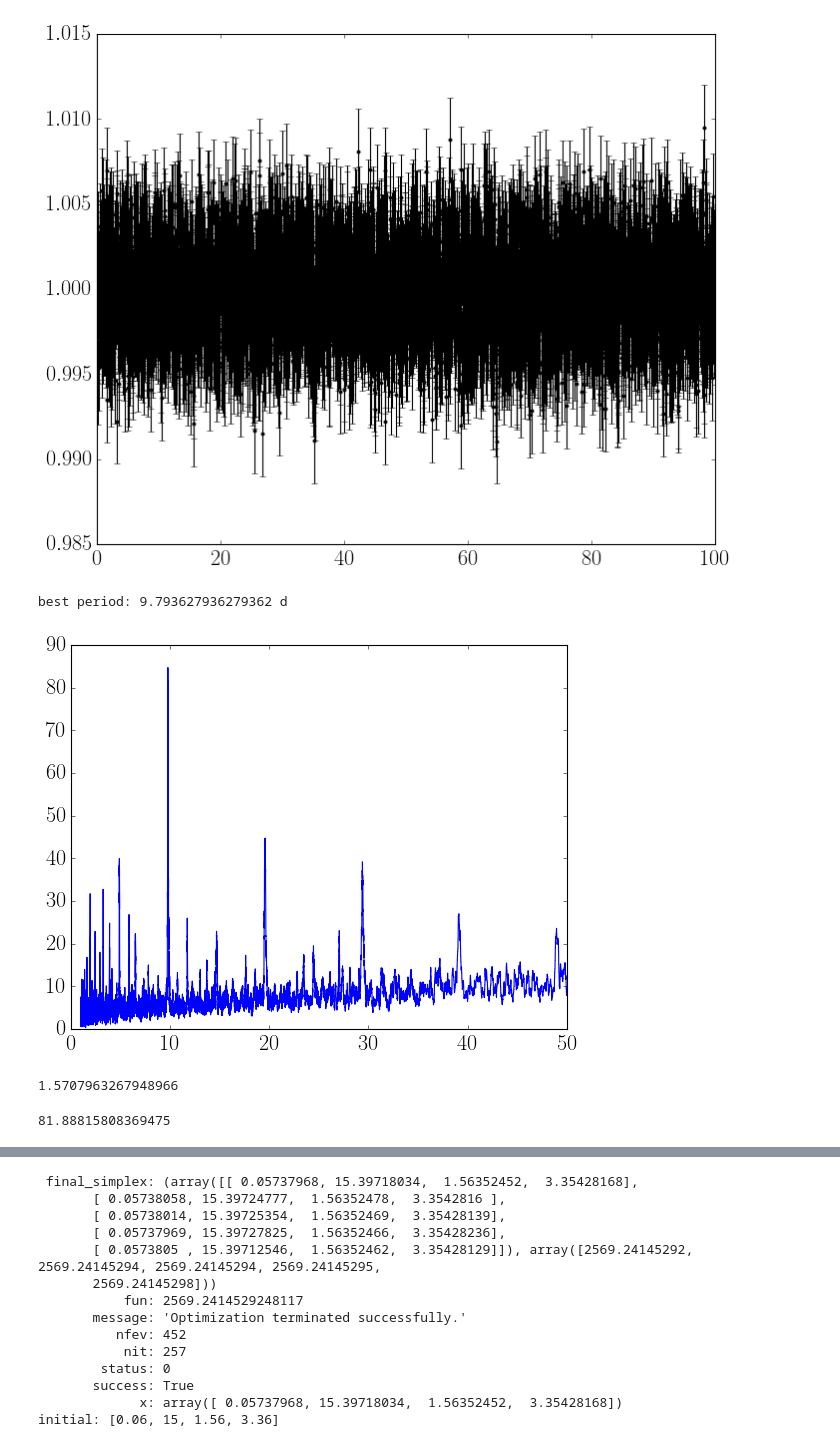
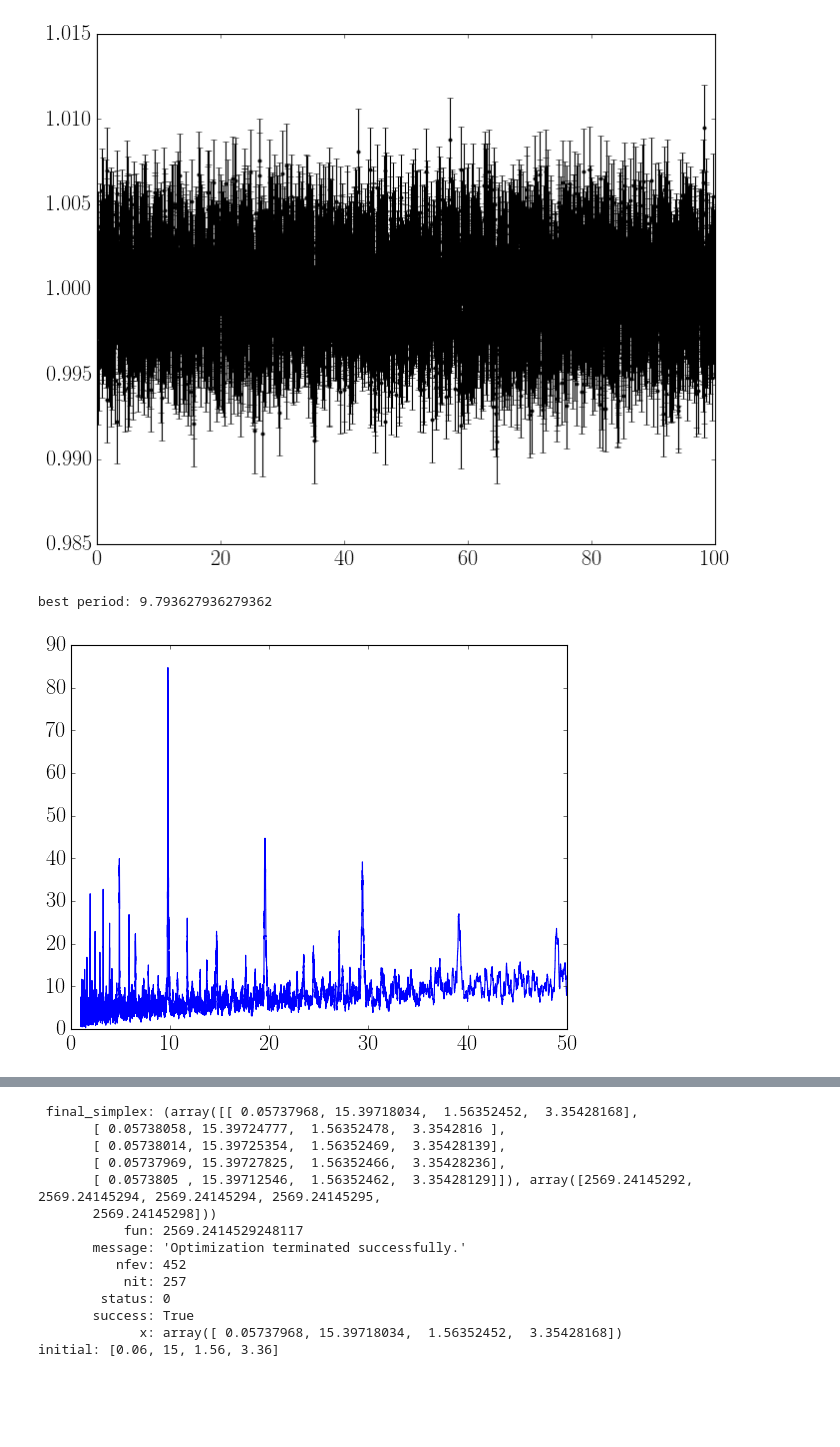
Before and after one commit to jbirky/exoplanet_models, a Jupyter notebook: transit_model.ipynb, the cells around one changed output, grey strips where cells are left out. Cells and saved outputs as stored; diff of their text form; code cells hidden in the pictures; blank space fills up the shorter version.

```diff
--- a/transit_model.ipynb
+++ b/transit_model.ipynb
@@ -188,10 +188,14 @@ periods = np.linspace(1, 50, 1e5) * u.day
 periodogram = model.power(periods, 0.2)
-# %%
-plt.plot(periodogram.period, periodogram.power);
-print('best period:', periodogram.period[np.argmax(periodogram.power)])
-# %% [output]
-best period: 9.793627936279362 d
-[figure, removed]
+# %%
+best_period = periodogram.period[np.argmax(periodogram.power)].value
+
+phase_time, phase_flux, phase_flux_err = phase_fold(time, flux, flux_err, best_period)
+
+plt.plot(periodogram.period, periodogram.power);
+print('best period:', best_period)
+# %% [output]
+best period: 9.793627936279362
+[figure, added]
 # %%
 def plot_lc_model(theta, data, P, **kwargs):
     """
@@ -241,14 +245,6 @@ def plot_lc_model(theta, data, P, **kwargs):
     plt.show()
 
     return b, delta, T, tau, rho
-# %%
-math.pi/2
-# %% [output]
-1.5707963267948966
-# %%
-57.022e6/696340
-# %% [output]
-81.88815808369475
 # %%
 # k = .07
 # i = 1.28
```
Also changed, not shown: parts of 14 cells of this notebook.
